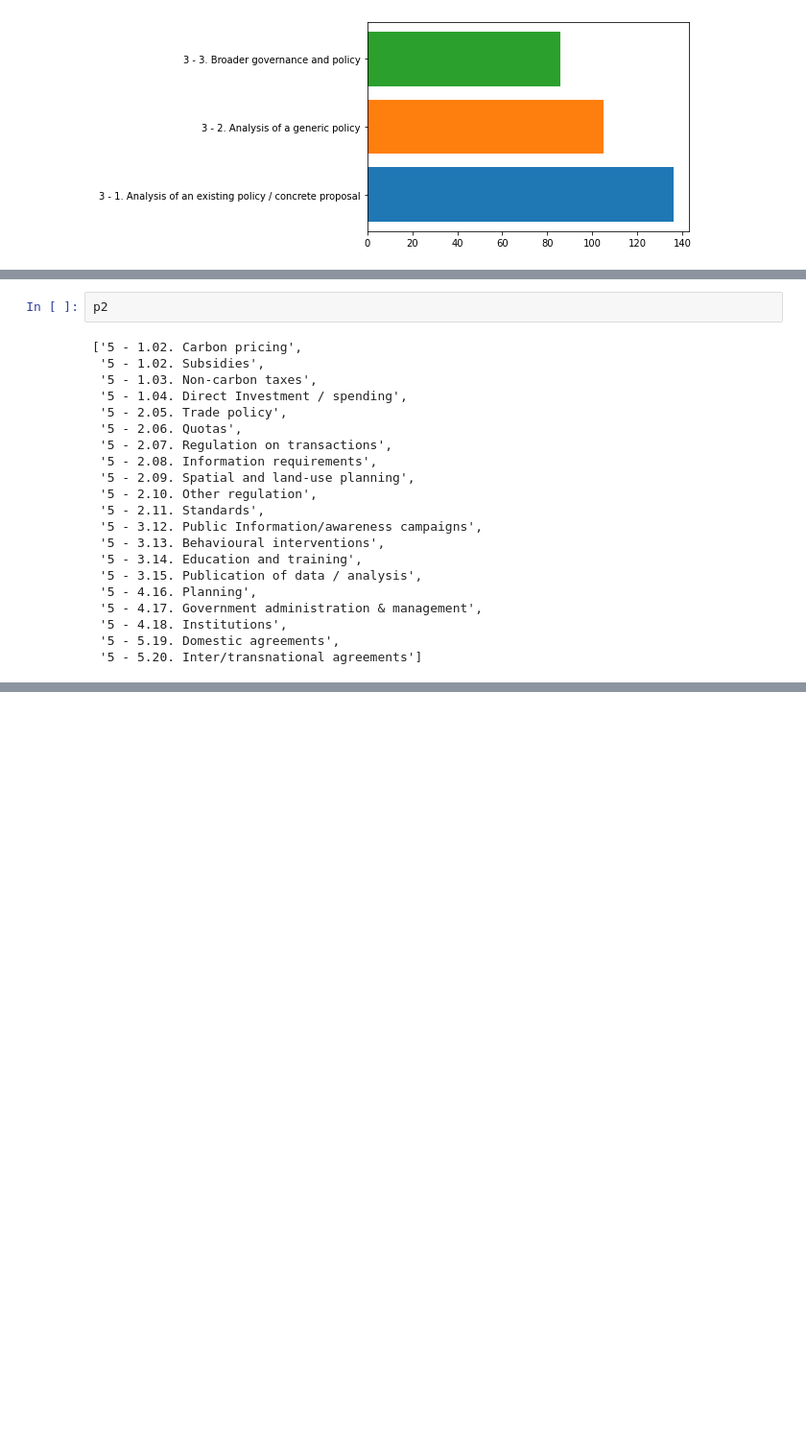
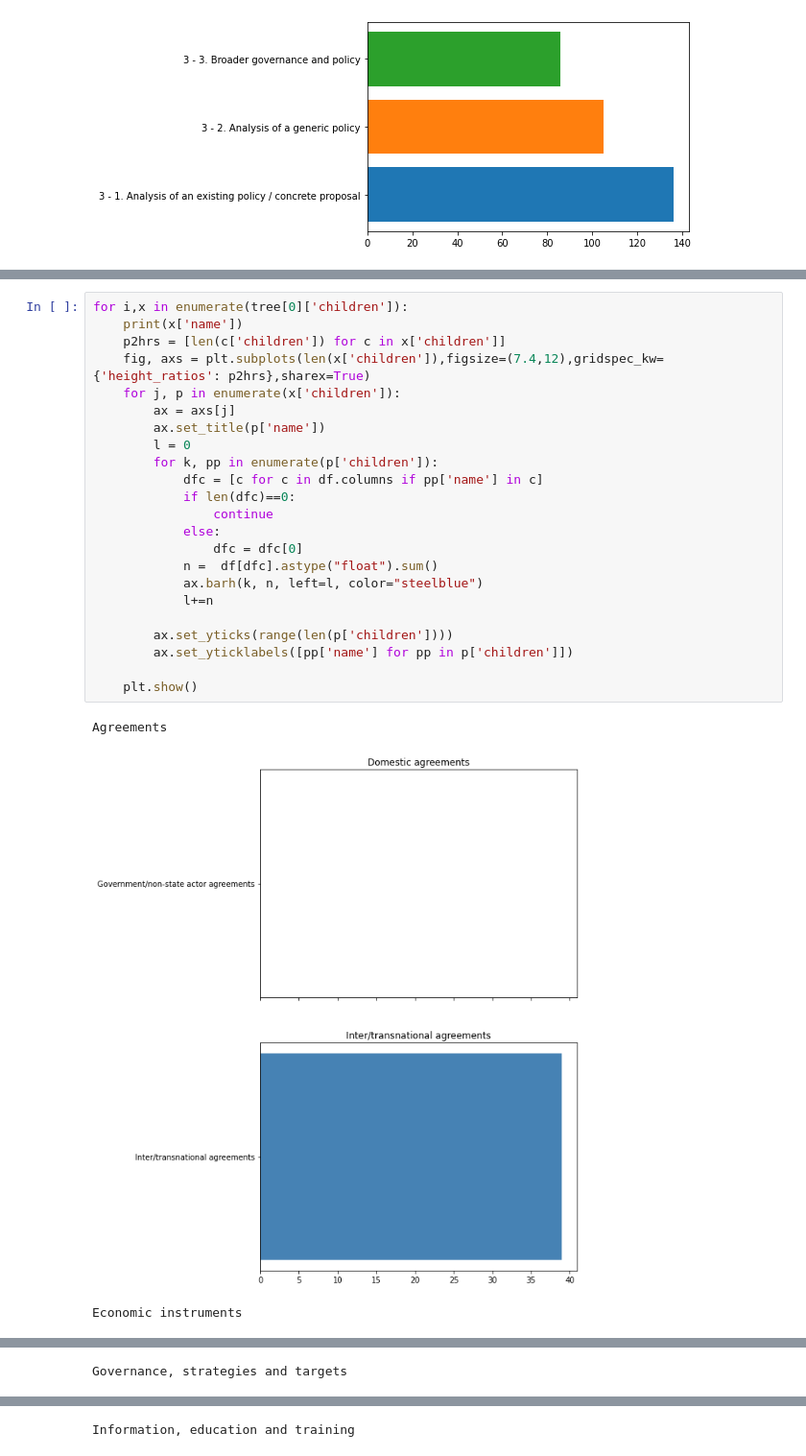
Before and after one commit to mcc-apsis/climate-policy-instruments, a Jupyter notebook: policy_count.ipynb, the cells around one changed output, grey strips where cells are left out. Shown at 96% size. Saved outputs shown, nothing was run; the diff lists cells and outputs as text; blank space fills up the shorter version.

```diff
--- a/policy_count.ipynb
+++ b/policy_count.ipynb
@@ -70,23 +94,27 @@ cindex
-# %%
-p2
-# %% [output]
-['5 - 1.02. Carbon pricing',
- '5 - 1.02. Subsidies',
- '5 - 1.03. Non-carbon taxes',
- '5 - 1.04. Direct Investment / spending',
- '5 - 2.05. Trade policy',
- '5 - 2.06. Quotas',
- '5 - 2.07. Regulation on transactions',
- '5 - 2.08. Information requirements',
- '5 - 2.09. Spatial and land-use planning',
- '5 - 2.10. Other regulation',
- '5 - 2.11. Standards',
- '5 - 3.12. Public Information/awareness campaigns',
- '5 - 3.13. Behavioural interventions',
- '5 - 3.14. Education and training',
- '5 - 3.15. Publication of data / analysis',
- '5 - 4.16. Planning',
- '5 - 4.17. Government administration & management',
- '5 - 4.18. Institutions',
- '5 - 5.19. Domestic agreements',
- '5 - 5.20. Inter/transnational agreements']
+# %%
+for i,x in enumerate(tree[0]['children']):
+    print(x['name'])
+    p2hrs = [len(c['children']) for c in x['children']]
+    fig, axs = plt.subplots(len(x['children']),figsize=(7.4,12),gridspec_kw={'height_ratios': p2hrs},sharex=True)
+    for j, p in enumerate(x['children']):
+        ax = axs[j]
+        ax.set_title(p['name'])
+        l = 0
+        for k, pp in enumerate(p['children']):
+            dfc = [c for c in df.columns if pp['name'] in c]
+            if len(dfc)==0:
+                continue
+            else:
+                dfc = dfc[0]
+            n =  df[dfc].astype("float").sum()
+            ax.barh(k, n, left=l, color="steelblue")
+            l+=n
+
+        ax.set_yticks(range(len(p['children'])))
+        ax.set_yticklabels([pp['name'] for pp in p['children']])
+
+    plt.show()
+# %% [output]
+Agreements
+[figure, added]
+Economic instruments
@@ -92,0 +122 @@ p2
+Governance, strategies and targets
@@ -92,0 +124 @@ p2
+Information, education and training
```
Also changed, not shown: parts of 11 cells of this notebook, 2 other files.
